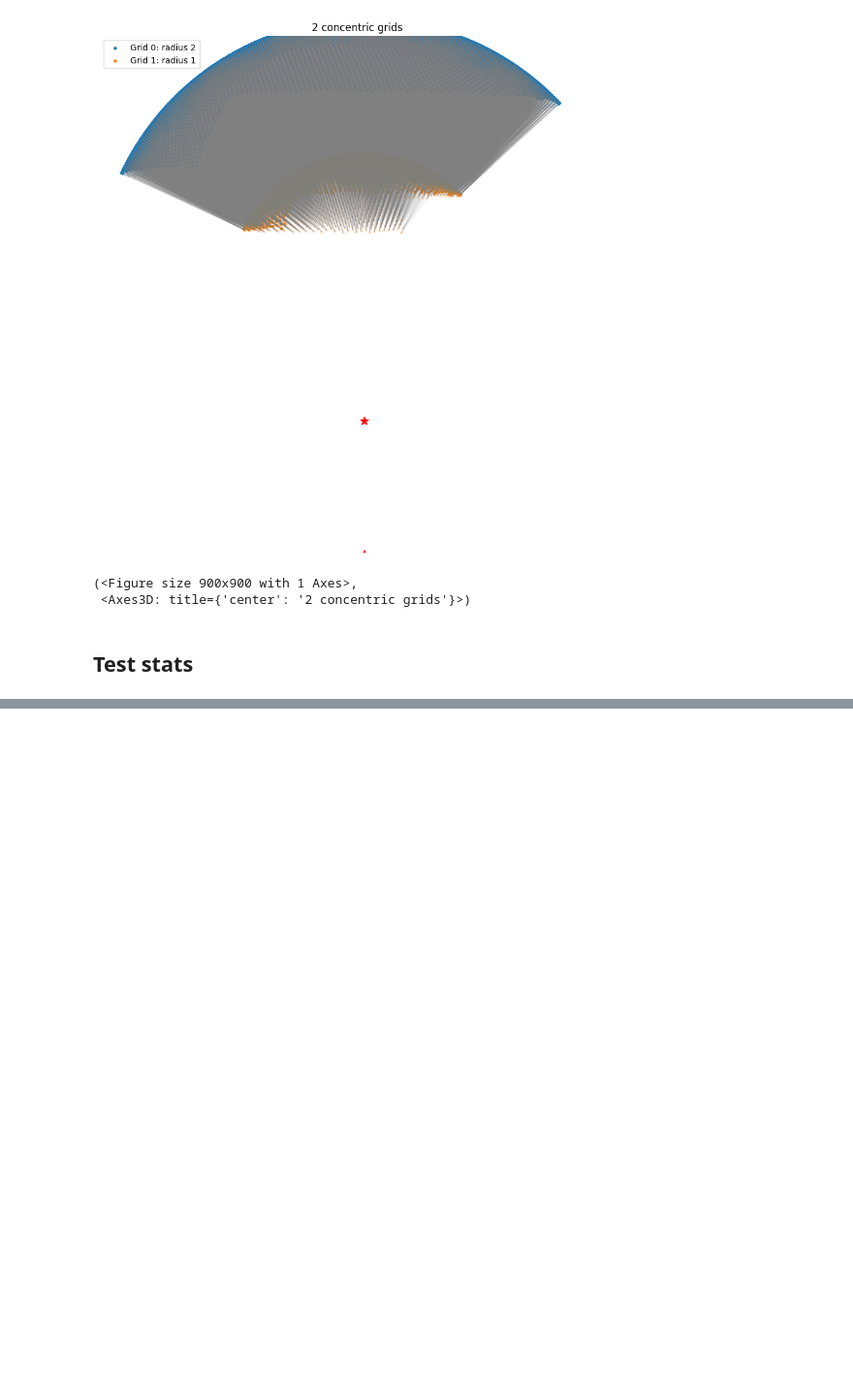
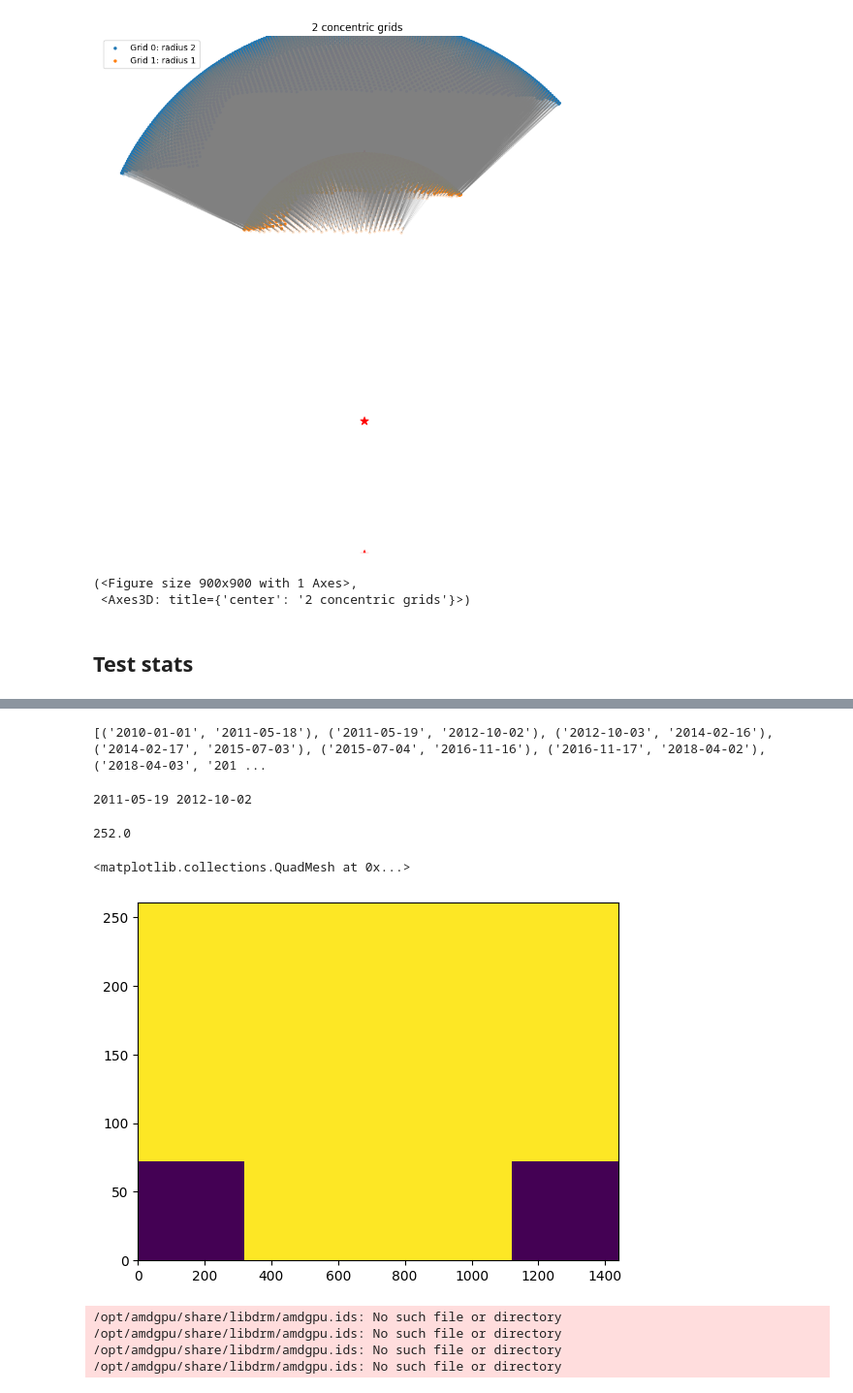
Before and after one commit to ParsaGooya/GenDA-Ocean-Ice, a Jupyter notebook: HPE_ocean_ice_genDA/test.ipynb, the cells around one changed output, grey strips where cells are left out. Shown at 97% size. Saved outputs shown, nothing was run; the diff lists cells and outputs as text; code cells hidden in the pictures; blank space fills up the shorter version.

```diff
--- a/HPE_ocean_ice_genDA/test.ipynb
+++ b/HPE_ocean_ice_genDA/test.ipynb
@@ -837,0 +843,36 @@ Attributes: (12/25)
+# %%
+time_intervals = split_daily_interval(num_chunks, start_date, end_date)
+num_chunks = len(time_intervals)
+print(time_intervals)
+# %% [output]
+[('2010-01-01', '2011-05-18'), ('2011-05-19', '2012-10-02'), ('2012-10-03', '2014-02-16'), ('2014-02-17', '2015-07-03'), ('2015-07-04', '2016-11-16'), ('2016-11-17', '2018-04-02'), ('2018-04-03', '201 ...
+# %%
+rank = 1
+chunk_start, chunk_end = time_intervals[rank]
+print(chunk_start, chunk_end)
+# %% [output]
+2011-05-19 2012-10-02
+# %%
+from datetime import date
+
+start = date.fromisoformat(chunk_start)
+end = date.fromisoformat(chunk_end)
+days = end - start
+np.ceil((days.days + 1)/config.batch_size)
+# %% [output]
+252.0
+# %%
+dataset = data_configs.dataset(
+    state_variables_path=data_configs.state_variables_path,
+    start_date=chunk_start,
+    end_date=chunk_end,
+    trajectory_size=1,
+    surface_variables= SURFACE_VARIABLES,
+    depth_variables= OCEAN_VARIABLES,
+    forcing_variables= ATM_FORCING_VARIABLES,
+    context_variables= CONTEXT_VARIABLES,
+    forcing_path = data_configs.forcing_path,
+    context_path=data_configs.context_path,
+    depths=data_configs.depth_levels,
+    fill_nans=False,
+)
@@ -837,0 +893,20 @@ Attributes: (12/25)
+# %%
+state_mask = forcing_mask = None
+if polar_filter is not None:
+    state_mask = polar_grid_mask(dataset._ocean_coords, polar_filter).cuda()
+    forcing_mask = polar_grid_mask(dataset._forcing_coords, polar_filter).cuda()
+# %%
+plt.pcolormesh(state_mask.cpu().numpy())
+# %% [output]
+<matplotlib.collections.QuadMesh at 0x...>
+[figure, added]
+# %%
+valid_count = torch.zeros(num_channels, dtype=torch.int64, device="cuda")
+sums = torch.zeros(num_channels, dtype=torch.float64, device="cuda")
+sum_of_squares = torch.zeros_like(sums)
+start_time = time.time()
+# %% [output]
+/opt/amdgpu/share/libdrm/amdgpu.ids: No such file or directory
+/opt/amdgpu/share/libdrm/amdgpu.ids: No such file or directory
+/opt/amdgpu/share/libdrm/amdgpu.ids: No such file or directory
+/opt/amdgpu/share/libdrm/amdgpu.ids: No such file or directory
```
Also changed, not shown: parts of 24 cells of this notebook.
